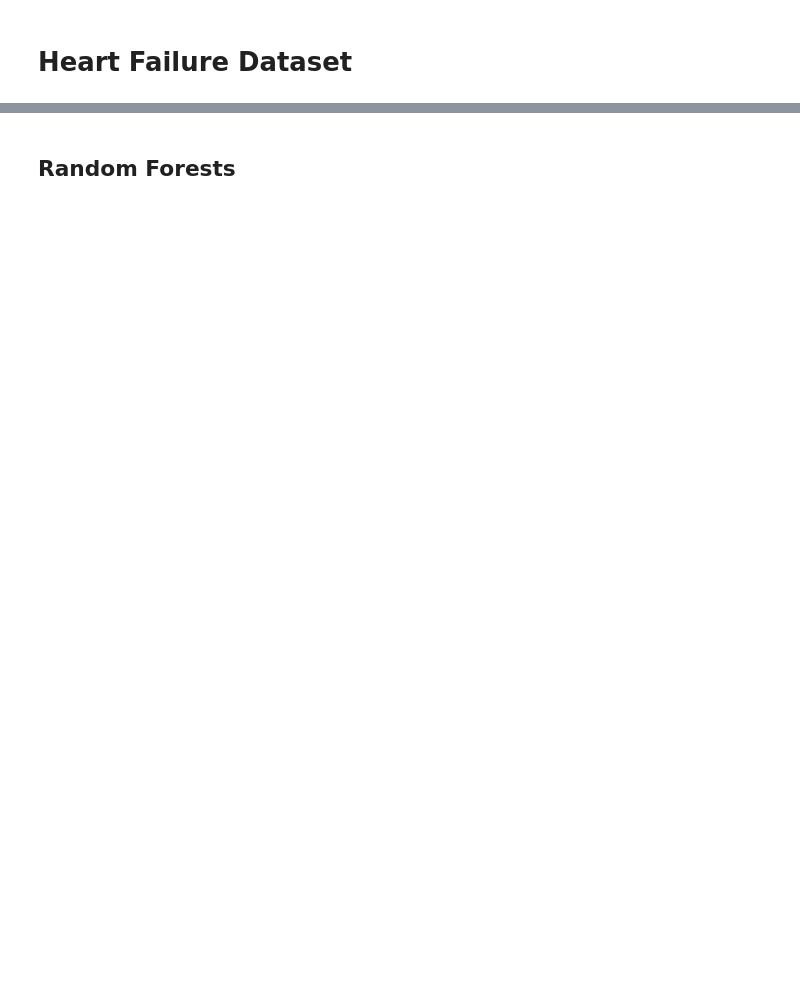
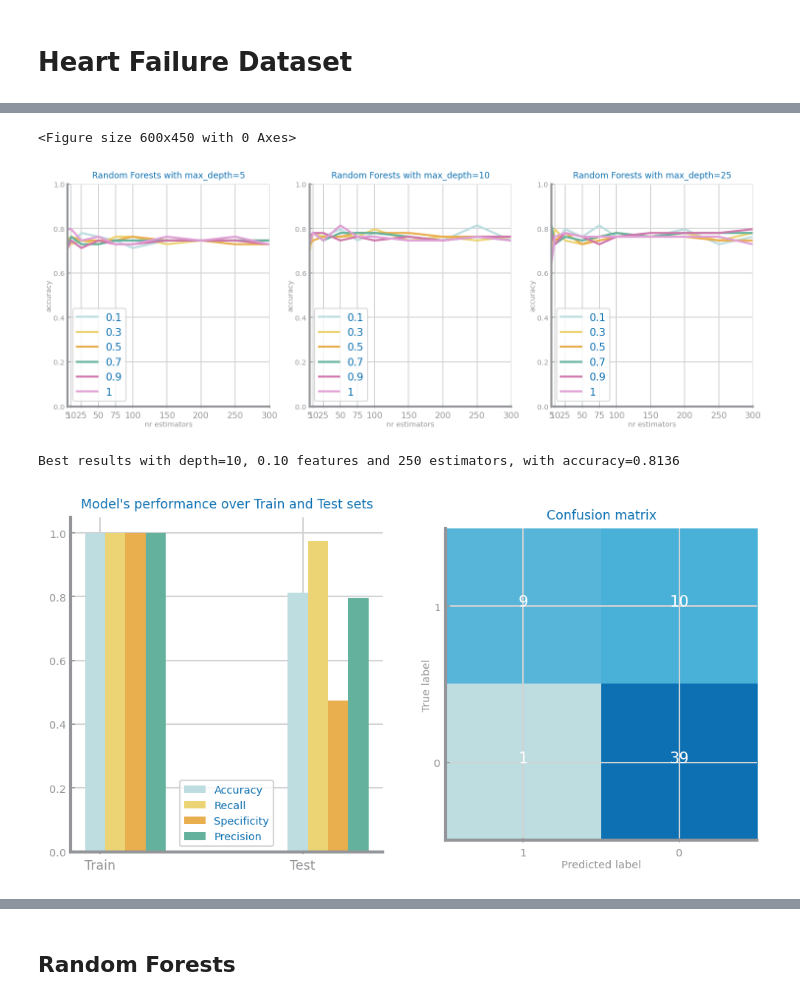
Before and after one commit to joaocmd/CD-Project, a Jupyter notebook: proj-1_lab5.ipynb, the cells around one changed output, grey strips where cells are left out. Drawn from its saved outputs; the diff is of its cells as text; code cells hidden in the pictures; blank space fills up the shorter version.

```diff
--- a/proj-1_lab5.ipynb
+++ b/proj-1_lab5.ipynb
@@ -91,0 +32,8 @@ hf_df_features = hf_df_wo.copy().drop(columns=['time'])
+# %%
+hf_data = get_hf_data(feature_selection=True, filter_outliers=False)
+opts = randomForests(hf_data, 'DEATH_EVENT', kfold=True, quick=False, balancing=None)
+# %% [output]
+<Figure size 600x450 with 0 Axes>
+[figure, added]
+Best results with depth=10, 0.10 features and 250 estimators, with accuracy=0.8136
+[figure, added]
```
Also changed, not shown: parts of 30 cells of this notebook.
